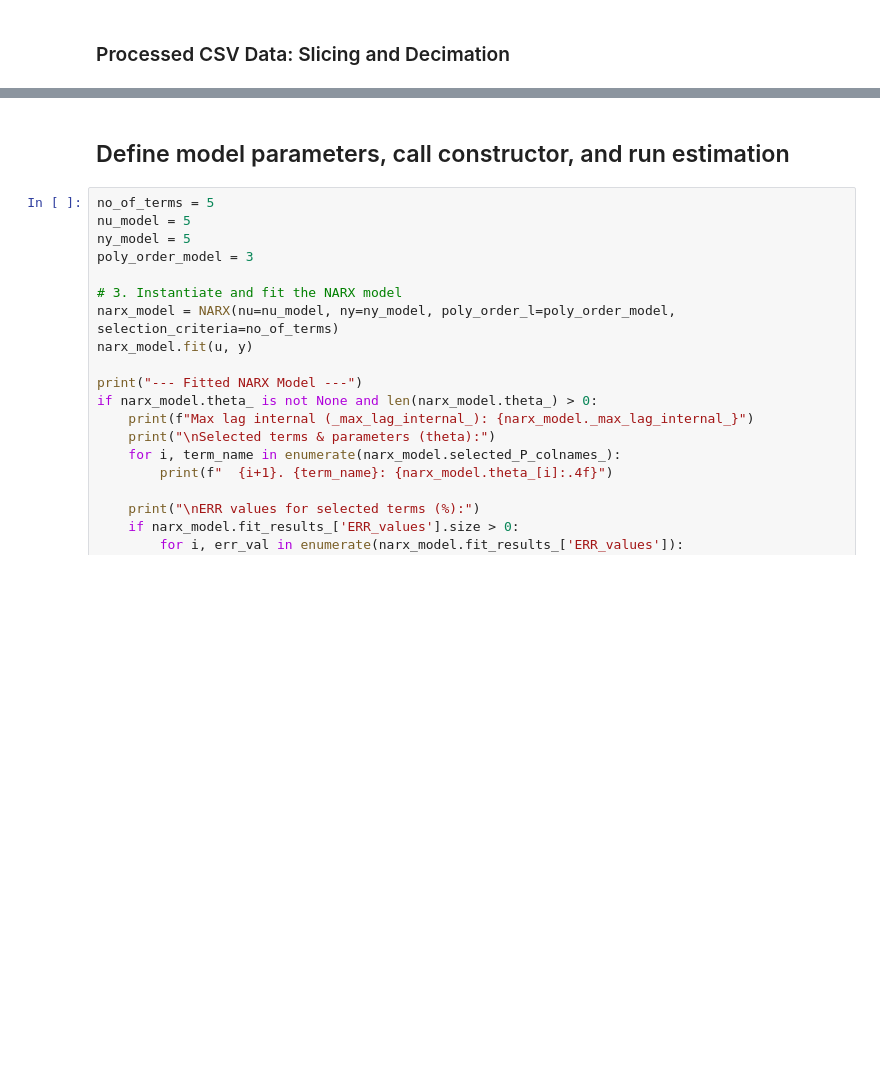
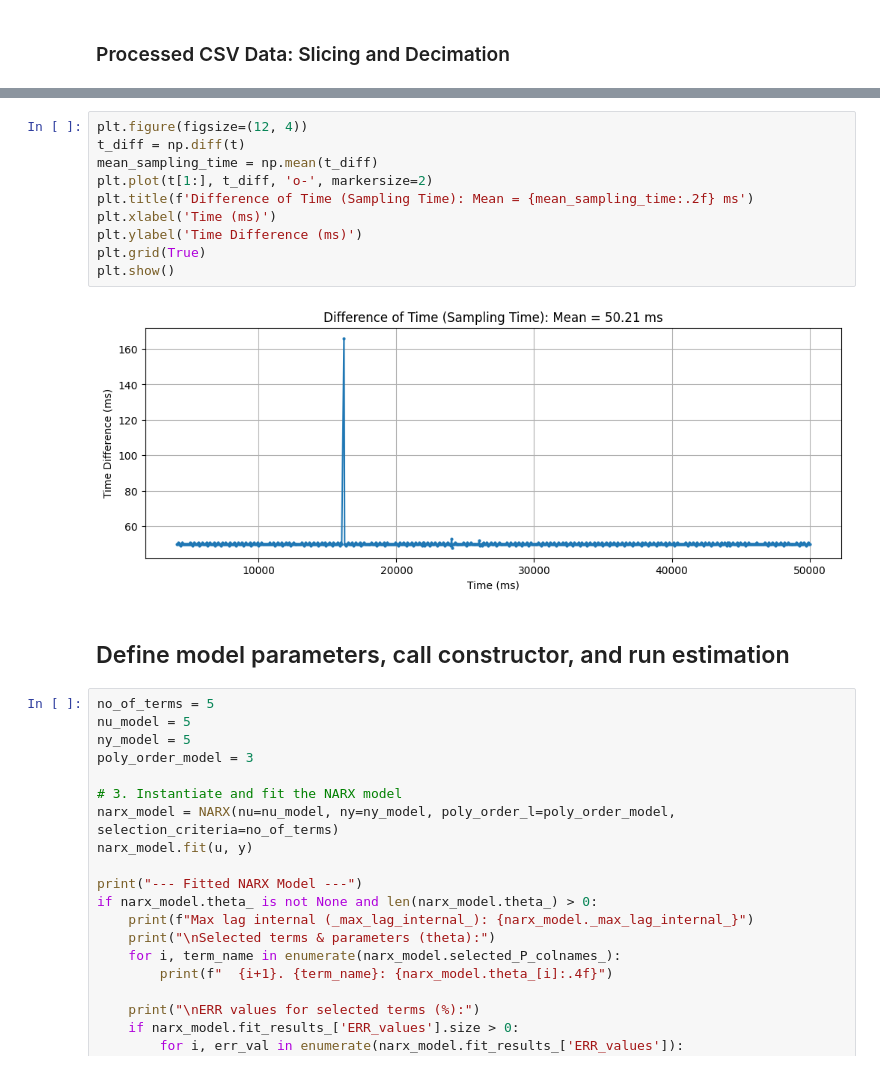
Before and after one commit to helonayala/sysid, a Jupyter notebook: narmax_example_drone.ipynb, the cells around one changed output, grey strips where cells are left out. Saved outputs shown, nothing was run; the diff lists cells and outputs as text; blank space fills up the shorter version.

```diff
--- a/narmax_example_drone.ipynb
+++ b/narmax_example_drone.ipynb
@@ -626,5 +598,17 @@ Actual sliced time range: [4008ms, 49998ms]
 Decimated data length (factor 5): 917
 [figure]
+# %%
+plt.figure(figsize=(12, 4))
+t_diff = np.diff(t)
+mean_sampling_time = np.mean(t_diff)
+plt.plot(t[1:], t_diff, 'o-', markersize=2)
+plt.title(f'Difference of Time (Sampling Time): Mean = {mean_sampling_time:.2f} ms')
+plt.xlabel('Time (ms)')
+plt.ylabel('Time Difference (ms)')
+plt.grid(True)
+plt.show()
+# %% [output]
+[figure, added]
 # %% [markdown]
 ## Define model parameters, call constructor, and run estimation
 # %%
```
Also changed, not shown: parts of 4 cells of this notebook.
